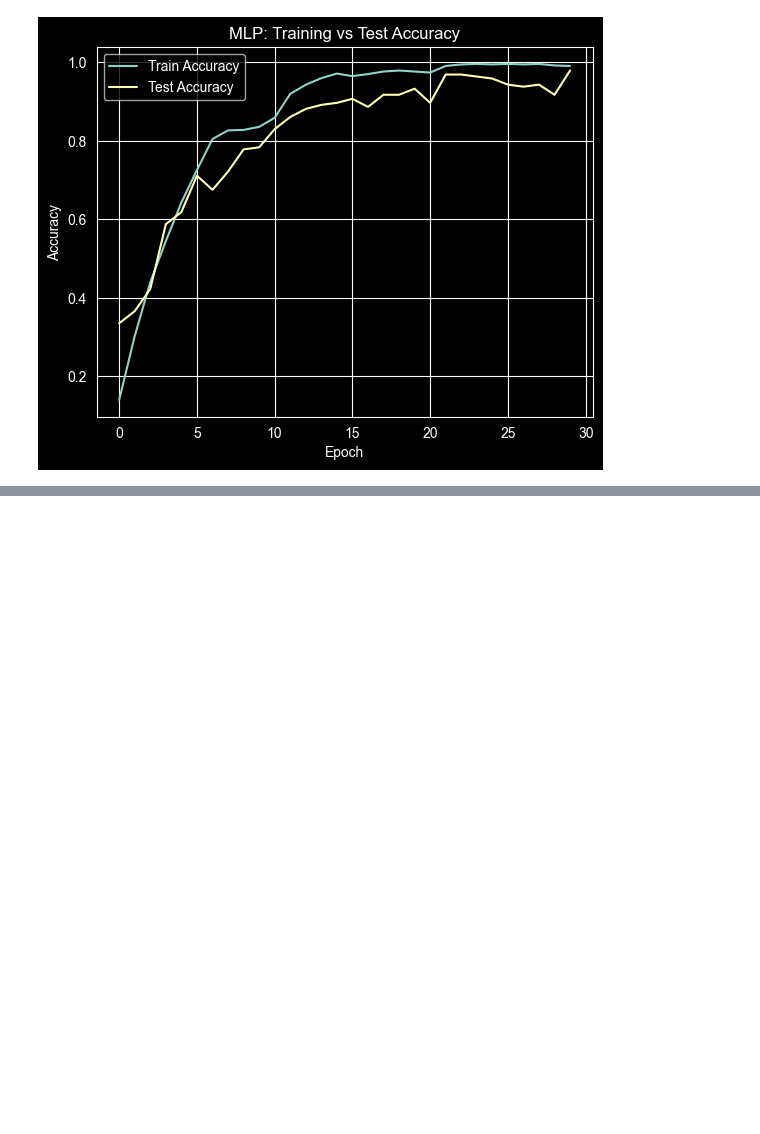
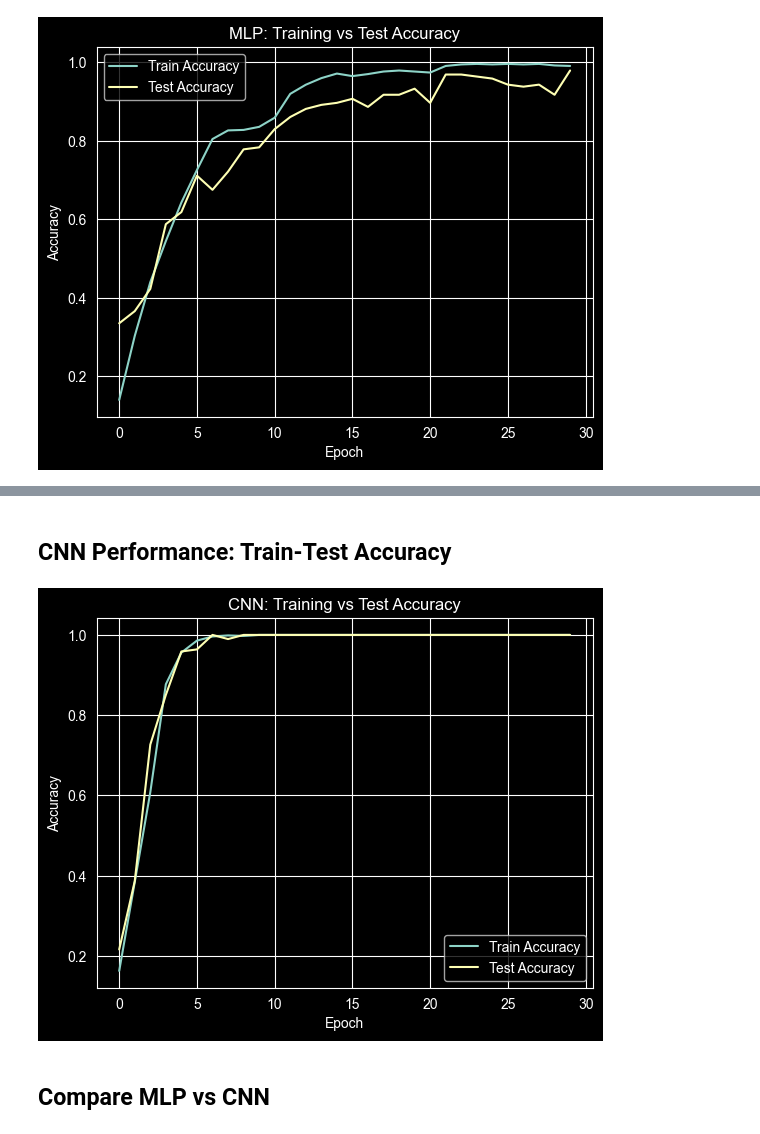
Before and after one commit to thanasisxan/AI-101-Machine-Learning, a Jupyter notebook: Exercise-8/dog-breed-classifier.ipynb, the cells around one changed output, grey strips where cells are left out. Saved outputs shown, nothing was run; the diff lists cells and outputs as text; code cells hidden in the pictures; blank space fills up the shorter version.

```diff
--- a/Exercise-8/dog-breed-classifier.ipynb
+++ b/Exercise-8/dog-breed-classifier.ipynb
@@ -233,0 +324,16 @@ plt.show()
+# %% [markdown]
+## CNN Performance: Train-Test Accuracy
+# %%
+plt.figure()
+plt.plot(cnn_history.history['accuracy'], label='Train Accuracy')
+plt.plot(cnn_history.history['val_accuracy'], label='Test Accuracy')
+plt.xlabel('Epoch')
+plt.ylabel('Accuracy')
+plt.title('CNN: Training vs Test Accuracy')
+plt.legend()
+plt.grid(True)
+plt.show()
+# %% [output]
+[figure, added]
+# %% [markdown]
+## Compare MLP vs CNN
```
Also changed, not shown: parts of 25 cells of this notebook.
